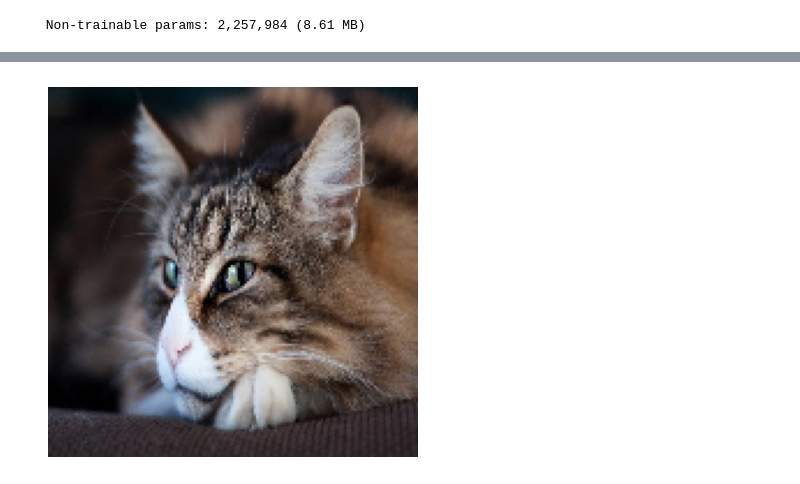
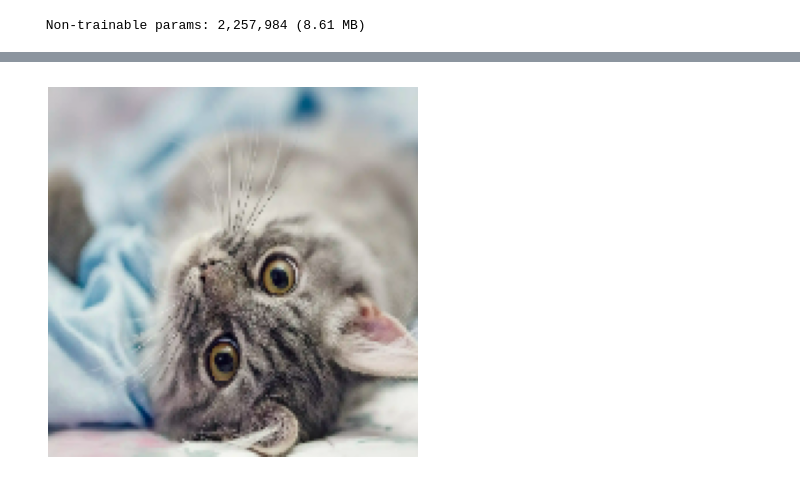
Before and after one commit to felipecidade94/formacao-machine-learning-specialist-dio, a Jupyter notebook: desafio-1/desafio-de-projeto-1.ipynb, the cells around one changed output, grey strips where cells are left out. Saved outputs shown, nothing was run; the diff lists cells and outputs as text; code cells hidden in the pictures.

```diff
--- a/desafio-1/desafio-de-projeto-1.ipynb
+++ b/desafio-1/desafio-de-projeto-1.ipynb
@@ -164,7 +164,7 @@ import numpy as np
 import matplotlib.pyplot as plt
 
 # Caminho da imagem a testar
-img_path = "teste3.jpg"  # Substitua pelo caminho da sua imagem
+img_path = "teste9.png"  # Substitua pelo caminho da sua imagem
 IMG_SIZE = 160  # mesmo tamanho usado no treino
 
 # Carregar e redimensionar a imagem
@@ -177,11 +177,7 @@ img_array = tf.keras.applications.mobilenet_v2.preprocess_input(img_array)
 prediction = model.predict(img_array)
 
 # Interpretar resultado
-if prediction < 0.5:
-   label = "GATO 🐱"
-else:
-   label = "CACHORRO 🐶"
-
+label = "GATO 🐱" if prediction < 0.5 else "CACHORRO 🐶"
 print(f"Predição: {label} (Probabilidade: {float(prediction):.2f})")
 
 # Mostrar imagem
@@ -194 +190 @@ Predição: GATO 🐱 (Probabilidade: 0.00)
-[figure, old version]
+[figure, new version]
```
Also changed, not shown: parts of 5 cells of this notebook, 4 other files.
